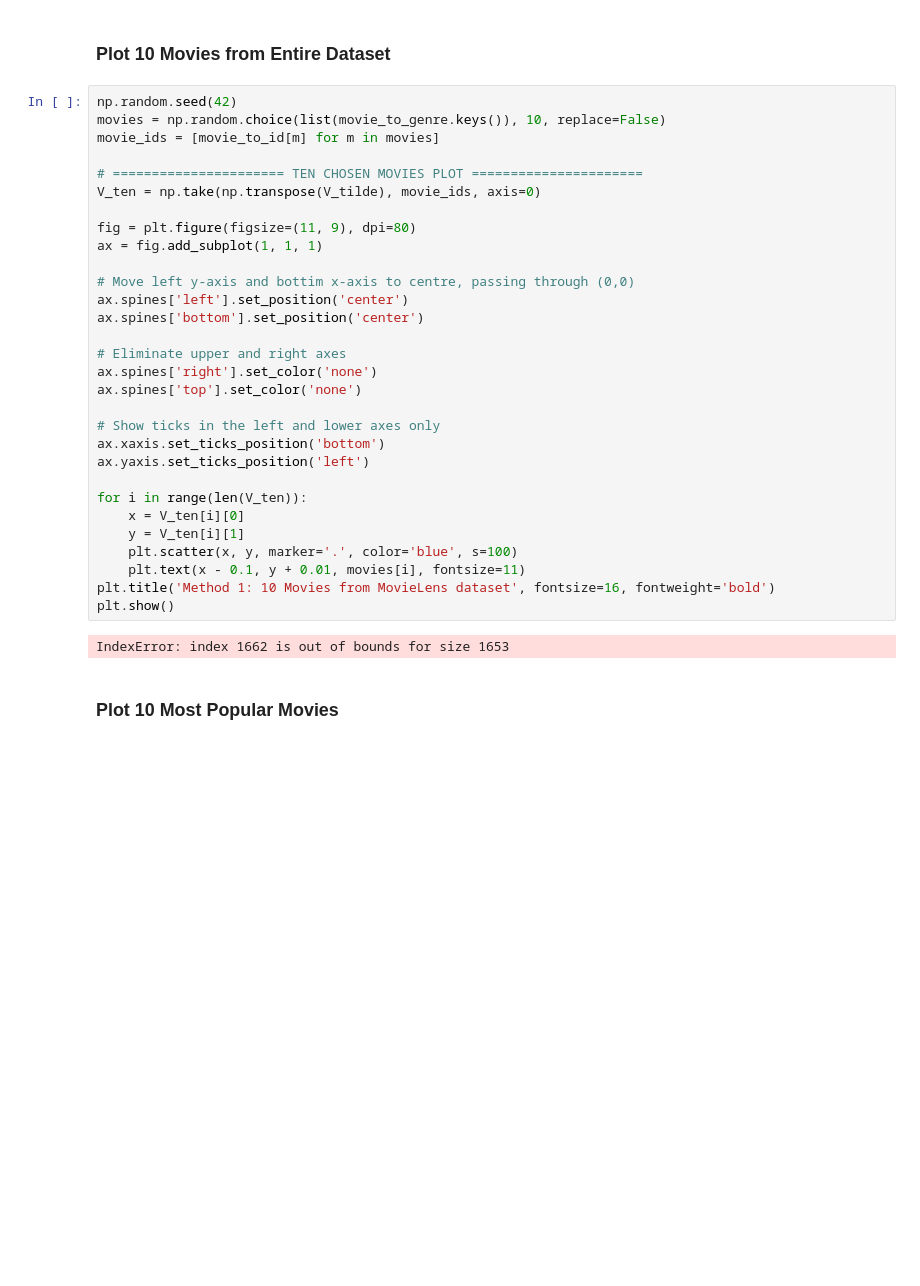
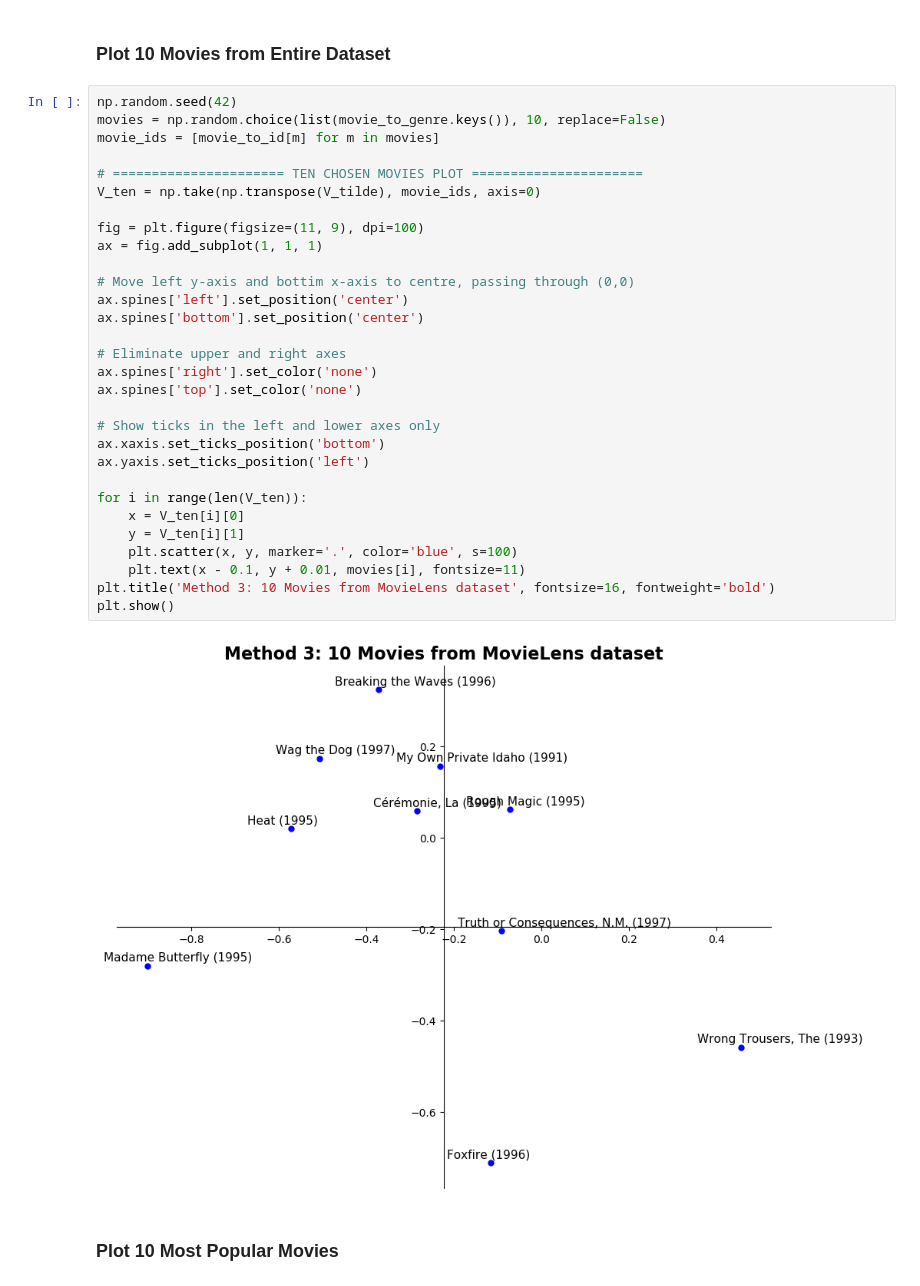
Before and after one commit to 18jeffreyma/cs155-visualization-miniproject, a Jupyter notebook: 5_matrix_factorization3.ipynb, the cells around one changed output. Saved outputs shown, nothing was run; the diff lists cells and outputs as text; blank space fills up the shorter version.

```diff
--- a/5_matrix_factorization3.ipynb
+++ b/5_matrix_factorization3.ipynb
@@ -115,35 +115,35 @@ for i in range(1,len(id_to_movie_title)):
 # %%
 np.random.seed(42)
 movies = np.random.choice(list(movie_to_genre.keys()), 10, replace=False)
 movie_ids = [movie_to_id[m] for m in movies]
 
 # ====================== TEN CHOSEN MOVIES PLOT ======================
 V_ten = np.take(np.transpose(V_tilde), movie_ids, axis=0)
 
-fig = plt.figure(figsize=(11, 9), dpi=80)
+fig = plt.figure(figsize=(11, 9), dpi=100)
 ax = fig.add_subplot(1, 1, 1)
 
 # Move left y-axis and bottim x-axis to centre, passing through (0,0)
 ax.spines['left'].set_position('center')
 ax.spines['bottom'].set_position('center')
 
 # Eliminate upper and right axes
 ax.spines['right'].set_color('none')
 ax.spines['top'].set_color('none')
 
 # Show ticks in the left and lower axes only
 ax.xaxis.set_ticks_position('bottom')
 ax.yaxis.set_ticks_position('left')
 
 for i in range(len(V_ten)):
     x = V_ten[i][0]
     y = V_ten[i][1]
     plt.scatter(x, y, marker='.', color='blue', s=100)
     plt.text(x - 0.1, y + 0.01, movies[i], fontsize=11)
-plt.title('Method 1: 10 Movies from MovieLens dataset', fontsize=16, fontweight='bold')
+plt.title('Method 3: 10 Movies from MovieLens dataset', fontsize=16, fontweight='bold')
 plt.show()
 # %% [output]
-IndexError: index 1662 is out of bounds for size 1653
+[figure, added]
 # %% [markdown]
 ### Plot 10 Most Popular Movies
 # %%
```
Also changed, not shown: parts of 6 cells of this notebook, 2 other files.
